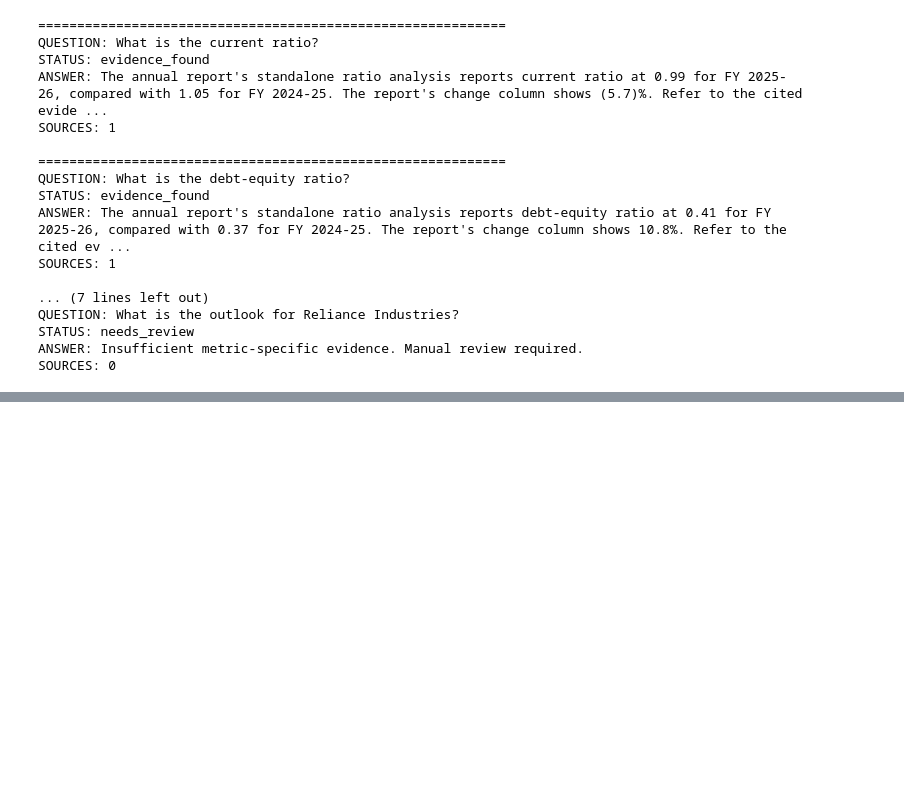
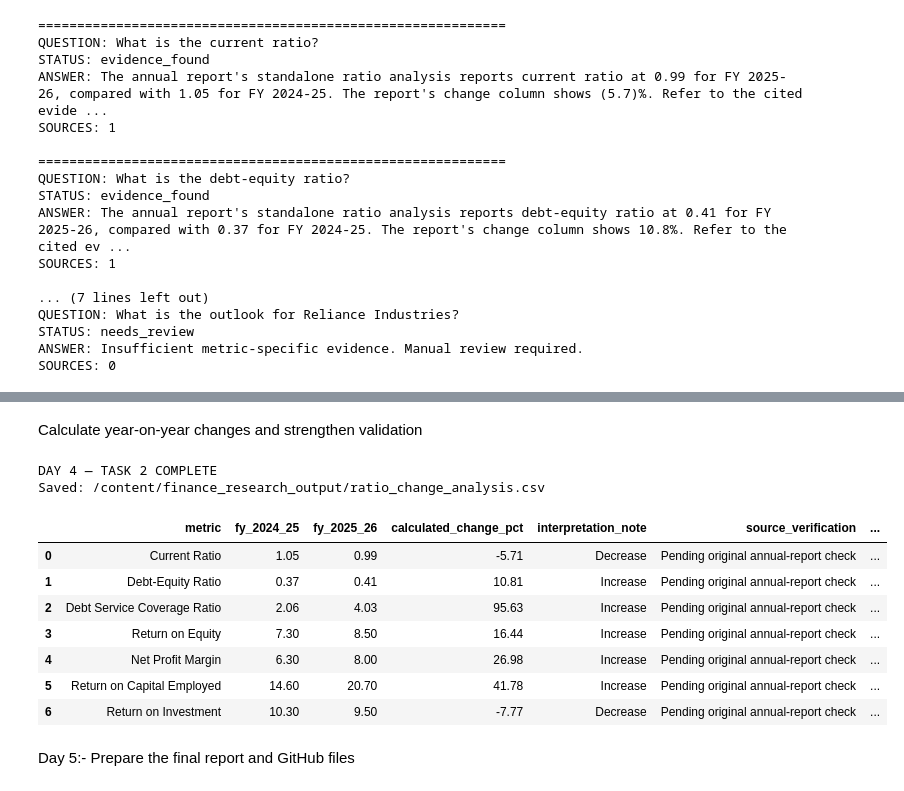
Before and after one commit to Priya-ssharma/Finance_Research_Agent, a Jupyter notebook: FinanceResearchAgent_Day1.ipynb, the cells around one changed output, grey strips where cells are left out. Saved outputs shown, nothing was run; the diff lists cells and outputs as text; code cells hidden in the pictures; blank space fills up the shorter version.

```diff
--- a/FinanceResearchAgent_Day1.ipynb
+++ b/FinanceResearchAgent_Day1.ipynb
@@ -2533,0 +3060,75 @@ SOURCES: 0
+# %% [markdown]
+Calculate year-on-year changes and strengthen validation
+# %%
+
+from pathlib import Path
+import pandas as pd
+import numpy as np
+
+OUTPUT_DIR = Path("/content/finance_research_output")
+
+ratio_path = OUTPUT_DIR / "validated_ratio_candidates.csv"
+audit_path = OUTPUT_DIR / "ratio_manual_audit.csv"
+output_path = OUTPUT_DIR / "ratio_change_analysis.csv"
+
+ratios = pd.read_csv(ratio_path)
+audit = pd.read_csv(audit_path)
+
+rows = []
+
+for _, row in ratios.iterrows():
+    metric = str(row["metric"])
+    current = pd.to_numeric(
+        pd.Series([row["fy_2025_26"]]), errors="coerce"
+    ).iloc[0]
+    previous = pd.to_numeric(
+        pd.Series([row["fy_2024_25"]]), errors="coerce"
+    ).iloc[0]
+
+    if pd.notna(current) and pd.notna(previous) and previous != 0:
+        change_pct = ((current - previous) / abs(previous)) * 100
+    else:
+        change_pct = np.nan
+
+    rows.append({
+        "metric": metric,
+        "fy_2024_25": previous,
+        "fy_2025_26": current,
+        "calculated_change_pct": round(change_pct, 2)
+            if pd.notna(change_pct) else np.nan,
+        "interpretation_note": (
+            "Increase" if current > previous else
+            "Decrease" if current < previous else
+            "No change" if current == previous else
+            "Cannot calculate"
+        ),
+        "source_verification": "Pending original annual-report check"
+    })
+
+changes = pd.DataFrame(rows)
+
+# Join the comparison status from the previous task.
+changes = changes.merge(
+    audit[["metric", "comparison", "source_check"]],
+    on="metric",
+    how="left"
+)
+
+changes.to_csv(output_path, index=False)
+
+print("DAY 4 — TASK 2 COMPLETE")
+print("Saved:", output_path)
+display(changes)
+# %% [output]
+DAY 4 — TASK 2 COMPLETE
+Saved: /content/finance_research_output/ratio_change_analysis.csv
+|  | metric | fy_2024_25 | fy_2025_26 | calculated_change_pct | interpretation_note | source_verification | ... |
+| 0 | Current Ratio | 1.05 | 0.99 | -5.71 | Decrease | Pending original annual-report check | ... |
+| 1 | Debt-Equity Ratio | 0.37 | 0.41 | 10.81 | Increase | Pending original annual-report check | ... |
+| 2 | Debt Service Coverage Ratio | 2.06 | 4.03 | 95.63 | Increase | Pending original annual-report check | ... |
+| 3 | Return on Equity | 7.30 | 8.50 | 16.44 | Increase | Pending original annual-report check | ... |
+| 4 | Net Profit Margin | 6.30 | 8.00 | 26.98 | Increase | Pending original annual-report check | ... |
+| 5 | Return on Capital Employed | 14.60 | 20.70 | 41.78 | Increase | Pending original annual-report check | ... |
+| 6 | Return on Investment | 10.30 | 9.50 | -7.77 | Decrease | Pending original annual-report check | ... |
+# %% [markdown]
+Day 5:- Prepare the final report and GitHub files
```
Also changed, not shown: parts of 11 cells of this notebook.
